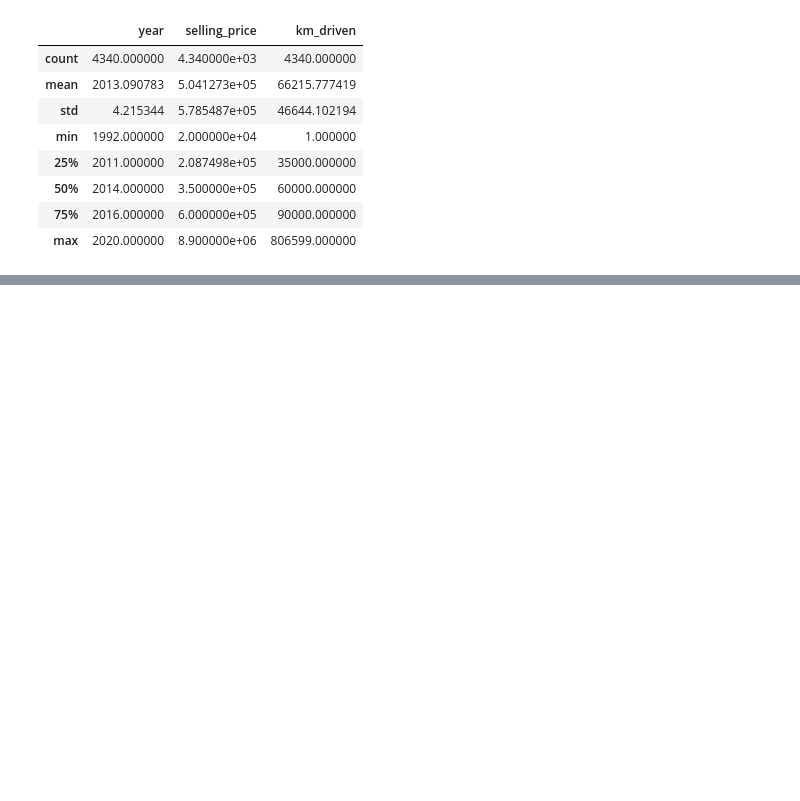
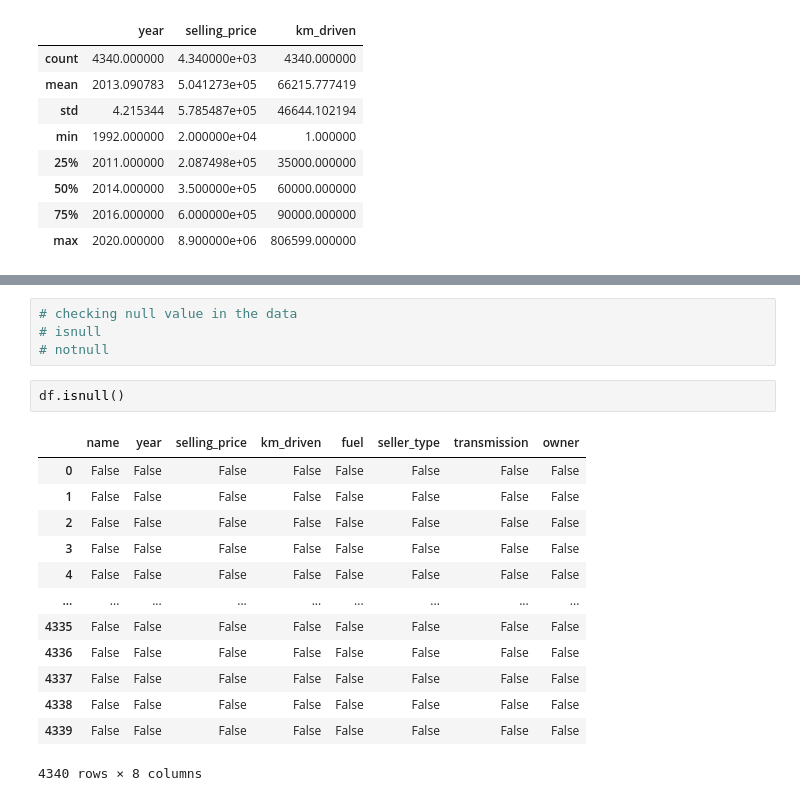
Before and after one commit to Rishant-tech/Data_Analysis, a Jupyter notebook: DA-3(1)-30-07-22.ipynb, the cells around one changed output, grey strips where cells are left out. Drawn from its saved outputs; the diff is of its cells as text; blank space fills up the shorter version.

```diff
--- a/DA-3(1)-30-07-22.ipynb
+++ b/DA-3(1)-30-07-22.ipynb
@@ -213,0 +212,20 @@ df.describe()
+# %%
+# checking null value in the data
+# isnull
+# notnull
+# %%
+df.isnull()
+# %% [output]
+|  | name | year | selling_price | km_driven | fuel | seller_type | transmission | owner |
+| 0 | False | False | False | False | False | False | False | False |
+| 1 | False | False | False | False | False | False | False | False |
+| 2 | False | False | False | False | False | False | False | False |
+| 3 | False | False | False | False | False | False | False | False |
+| 4 | False | False | False | False | False | False | False | False |
+| ... | ... | ... | ... | ... | ... | ... | ... | ... |
+| 4335 | False | False | False | False | False | False | False | False |
+| 4336 | False | False | False | False | False | False | False | False |
+| 4337 | False | False | False | False | False | False | False | False |
+| 4338 | False | False | False | False | False | False | False | False |
+| 4339 | False | False | False | False | False | False | False | False |
+4340 rows × 8 columns
```
Also changed, not shown: parts of 13 cells of this notebook, 4 other files.
